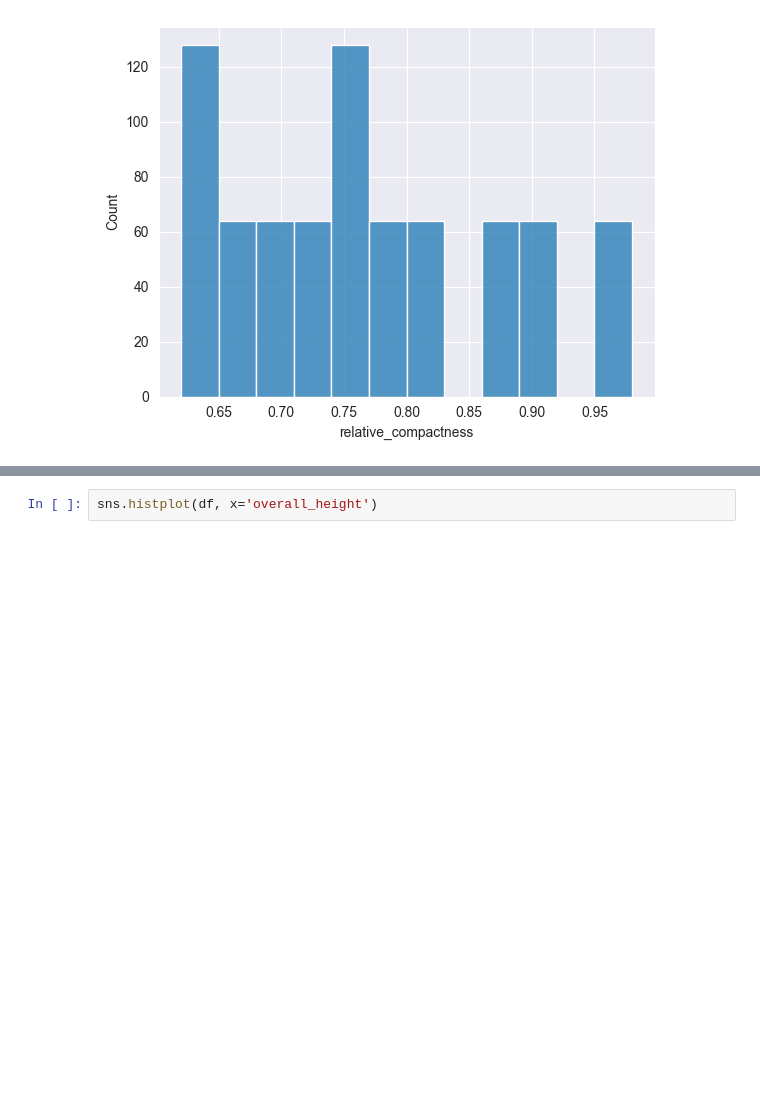
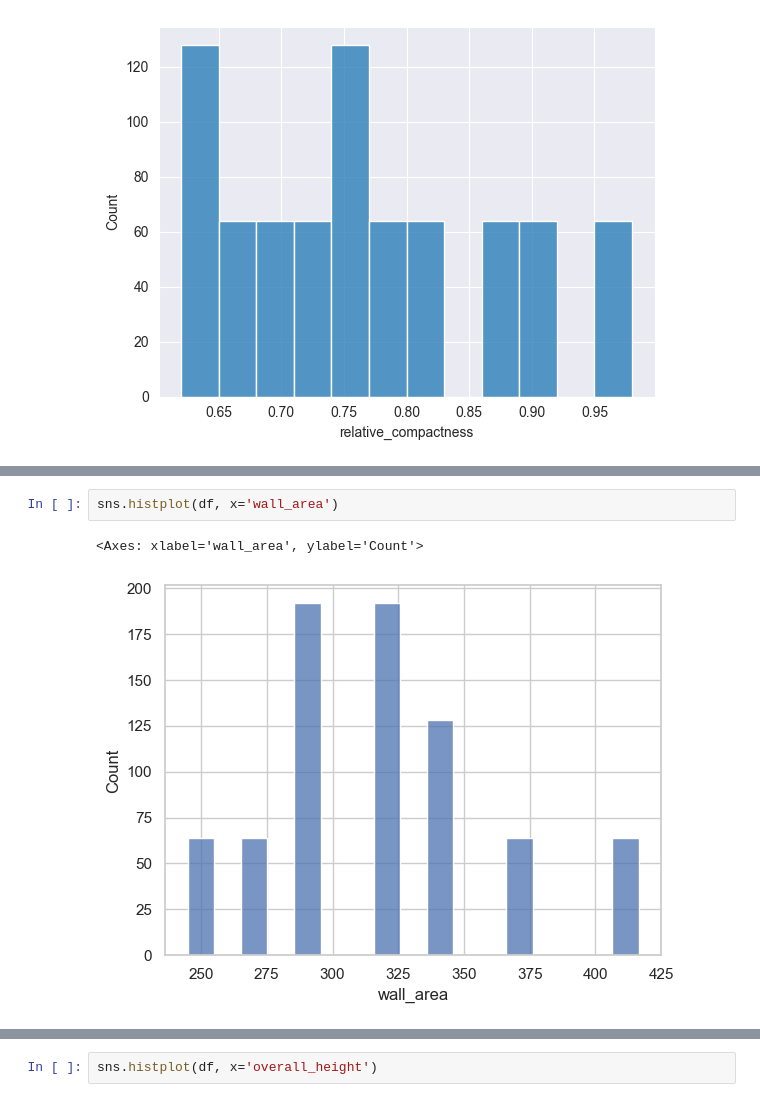
Before and after one commit to wimphil/machine_learning_group_11, a Jupyter notebook: exercise_0/analyze_energy_efficency_dataset.ipynb, the cells around one changed output, grey strips where cells are left out. Drawn from its saved outputs; the diff is of its cells as text; blank space fills up the shorter version.

```diff
--- a/exercise_0/analyze_energy_efficency_dataset.ipynb
+++ b/exercise_0/analyze_energy_efficency_dataset.ipynb
@@ -44,0 +88,5 @@ sns.histplot(df, x='relative_compactness')
+# %%
+sns.histplot(df, x='wall_area')
+# %% [output]
+<Axes: xlabel='wall_area', ylabel='Count'>
+[figure, added]
```
Also changed, not shown: parts of 10 cells of this notebook.
